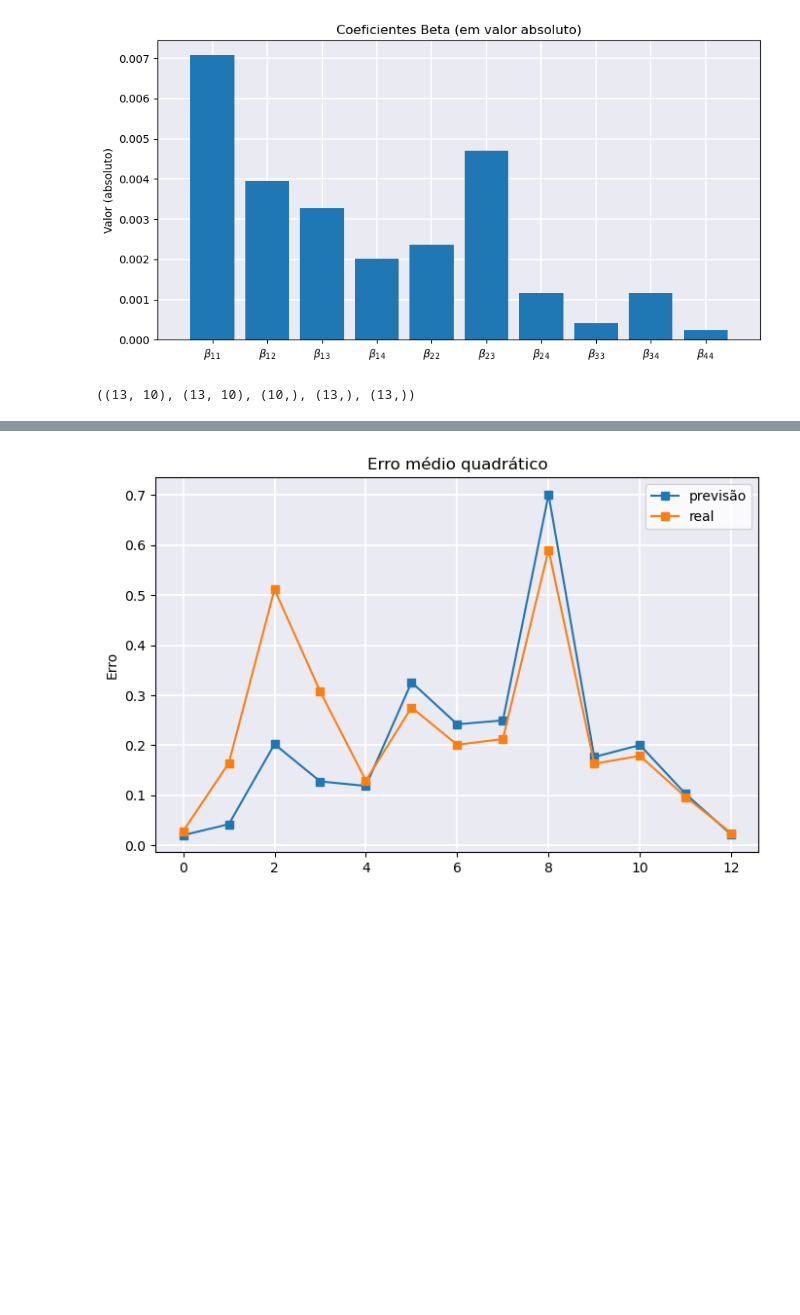
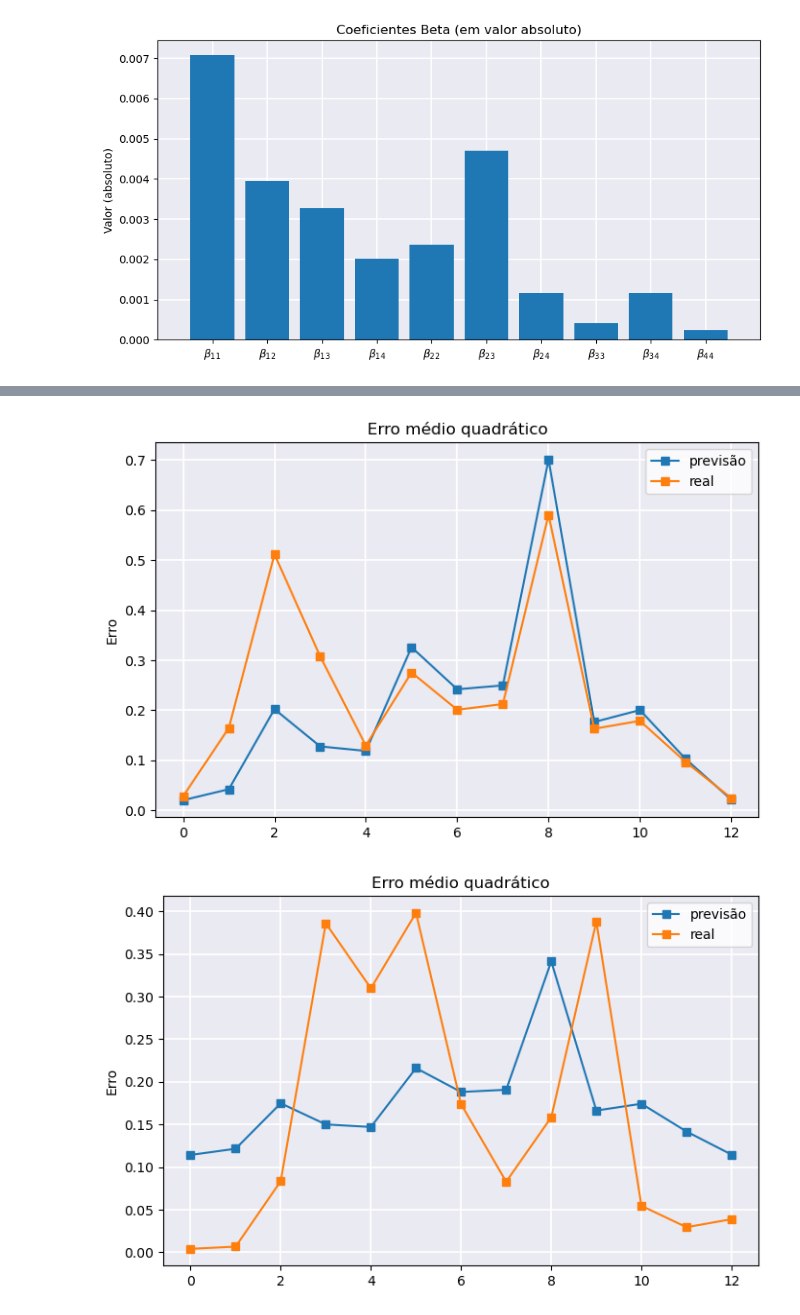
Before and after one commit to leobt23/ADRI, a Jupyter notebook: Projets_final/final2/Class2_FINAL.ipynb, the cells around one changed output, grey strips where cells are left out. Drawn from its saved outputs; the diff is of its cells as text; code cells hidden in the pictures; blank space fills up the shorter version.

```diff
--- a/Projets_final/final2/Class2_FINAL.ipynb
+++ b/Projets_final/final2/Class2_FINAL.ipynb
@@ -970,34 +975,32 @@ xAxisLegend = [r'$\beta_{11}$',r'$\beta_{12}$',r'$\beta_{13}$',r'$\beta_{14}$',r
 plot_beta(beta_average,xAxisLegend)
 # %% [output]
 [figure]
-# %%
-X_train.shape,X_test.shape,beta_average.shape,Y_train.shape,Y_test.shape
-# %% [output]
-((13, 10), (13, 10), (10,), (13,), (13,))
 # %%
 previsao = X@beta_average
 previsao_test = Xtest@beta_average
 # do the same plots, but with labels
 def plot_prev_Y1(previsao,Y1):
     fig, ax = plt.subplots(figsize=(8,5))
     ax.plot(previsao,'s-',label='previsão')
     ax.plot(Y1,'s-',label='real')
     #ax.set_xlabel('Desvio padrão')
     ax.set_ylabel('Erro')
     ax.set_title('Erro médio quadrático')
     # set background color
     ax.set_facecolor('#eaeaf2')
     # add white grid
     ax.grid(color='white', linestyle='-', linewidth=1.25)
     # make the grid completely transparent when on top of the bars
     ax.set_axisbelow(True)
     ax.grid(visible=True, color='white', linestyle='-', linewidth=1.25)
     plt.legend()
     plt.show()
 
 
 plot_prev_Y1(3*previsao,Y1)
 plot_prev_Y1(3*previsao_test,Y1test)
+plot_prev_Y1(Y_pred,Y_train)
 # %% [output]
 [figure]
 [figure]
+[figure, added]
```
Also changed, not shown: parts of 19 cells of this notebook.
